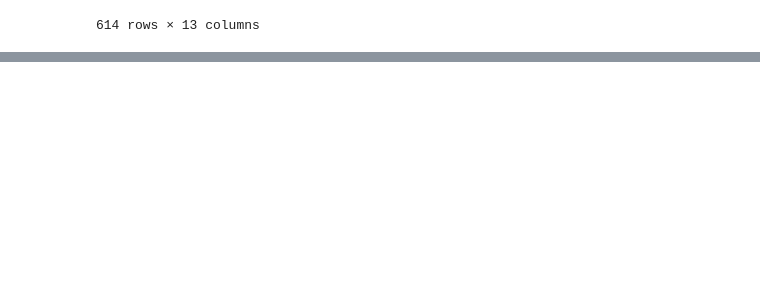
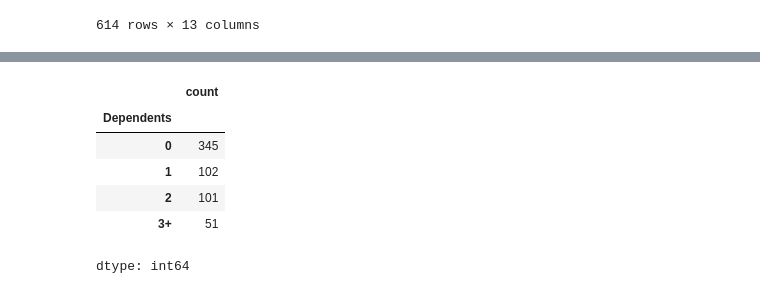
Before and after one commit to AparnaRakhonde/ML_Project, a Jupyter notebook: ML.ipynb, the cells around one changed output, grey strips where cells are left out. Cells and saved outputs as stored; diff of their text form; code cells hidden in the pictures; blank space fills up the shorter version.

```diff
--- a/ML.ipynb
+++ b/ML.ipynb
@@ -26,0 +127,10 @@ df
+# %%
+df['Dependents'].value_counts()
+# %% [output]
+|  | count |
+| Dependents |  |
+| 0 | 345 |
+| 1 | 102 |
+| 2 | 101 |
+| 3+ | 51 |
+dtype: int64
```
Also changed, not shown: parts of 13 cells of this notebook.
